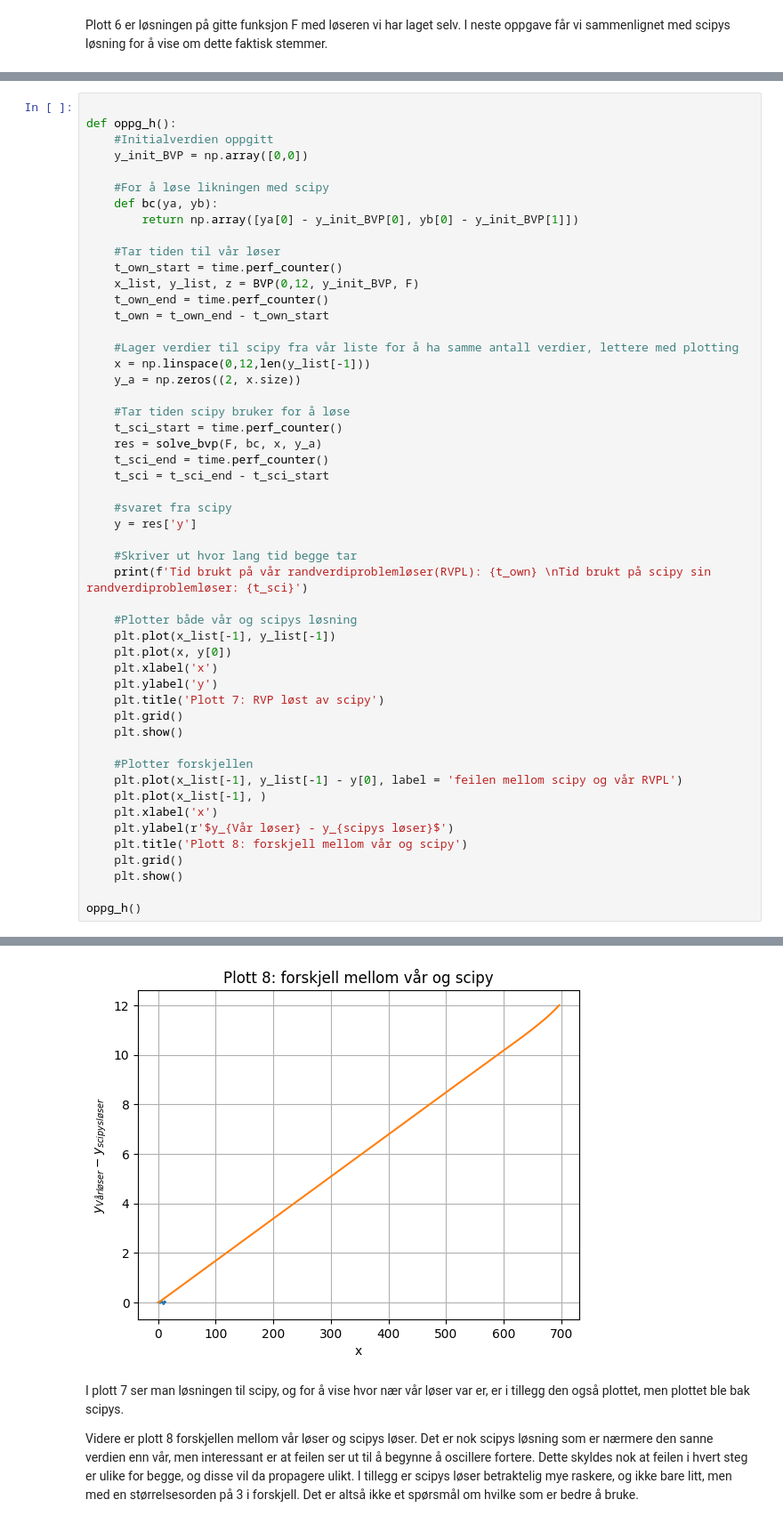
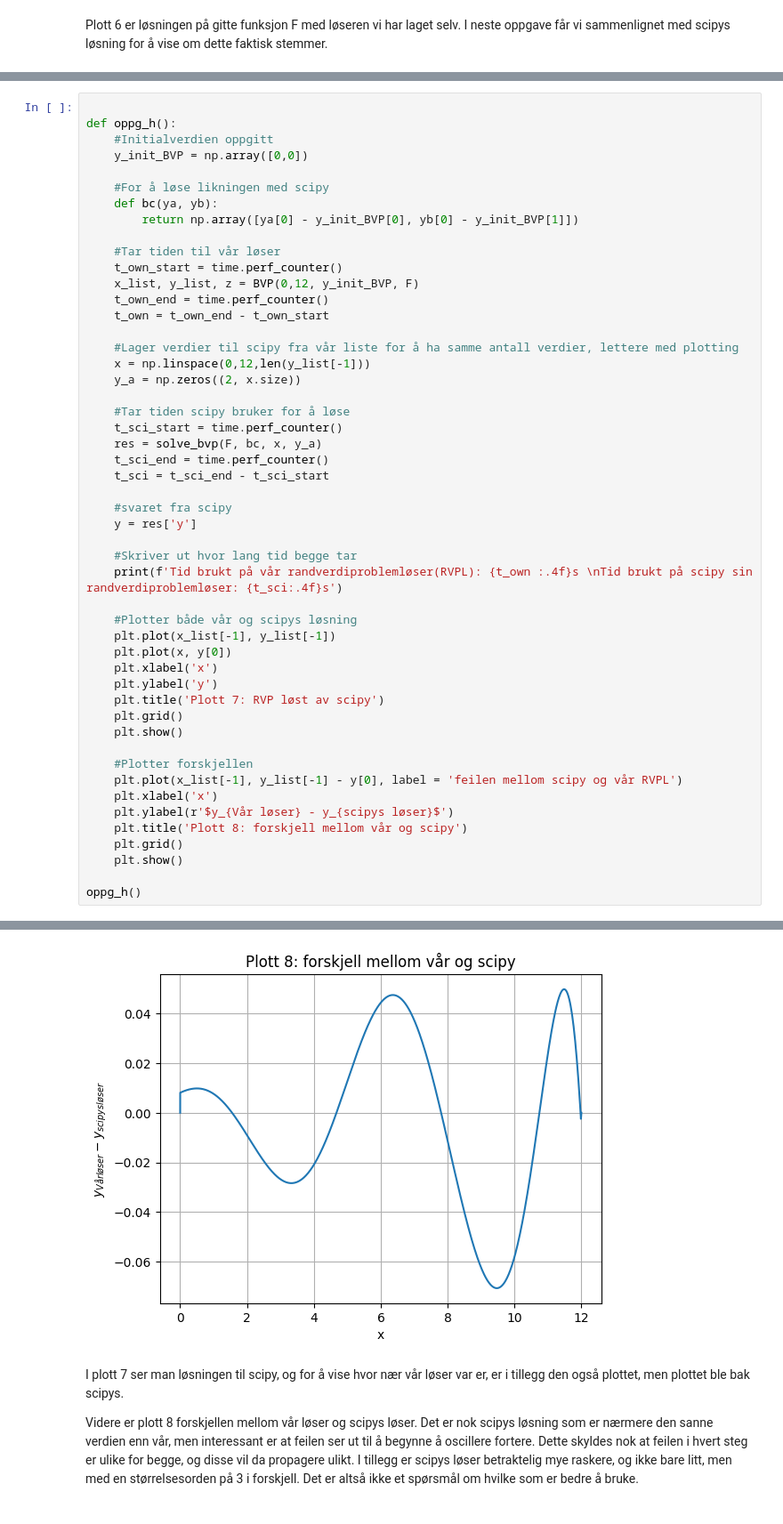
Before and after one commit to theodormv/TMA4320_fysikk_prosjekt, a Jupyter notebook: prosjekt_3_fysikk.ipynb, the cells around one changed output, grey strips where cells are left out. Shown at 89% size. Cells and saved outputs as stored; diff of their text form.

```diff
--- a/prosjekt_3_fysikk.ipynb
+++ b/prosjekt_3_fysikk.ipynb
@@ -354,7 +354,7 @@ def oppg_h():
     y = res['y']
 
     #Skriver ut hvor lang tid begge tar
-    print(f'Tid brukt på vår randverdiproblemløser(RVPL): {t_own} \nTid brukt på scipy sin randverdiproblemløser: {t_sci}')
+    print(f'Tid brukt på vår randverdiproblemløser(RVPL): {t_own :.4f}s \nTid brukt på scipy sin randverdiproblemløser: {t_sci:.4f}s')
 
     #Plotter både vår og scipys løsning
     plt.plot(x_list[-1], y_list[-1])
@@ -367,7 +367,6 @@ def oppg_h():
 
     #Plotter forskjellen
     plt.plot(x_list[-1], y_list[-1] - y[0], label = 'feilen mellom scipy og vår RVPL')
-    plt.plot(x_list[-1], )
     plt.xlabel('x')
     plt.ylabel(r'$y_{Vår løser} - y_{scipys løser}$')
     plt.title('Plott 8: forskjell mellom vår og scipy')
@@ -381,5 +380,5 @@ Tid brukt på scipy sin randverdiproblemløser: 0.0019371999987924937
 [figure]
-[figure, old version]
+[figure, new version]
 # %% [markdown]
 I plott 7 ser man løsningen til scipy, og for å vise hvor nær vår løser var er, er i tillegg den også plottet, men plottet ble bak scipys.
 
```
Also changed, not shown: parts of 14 cells of this notebook.
